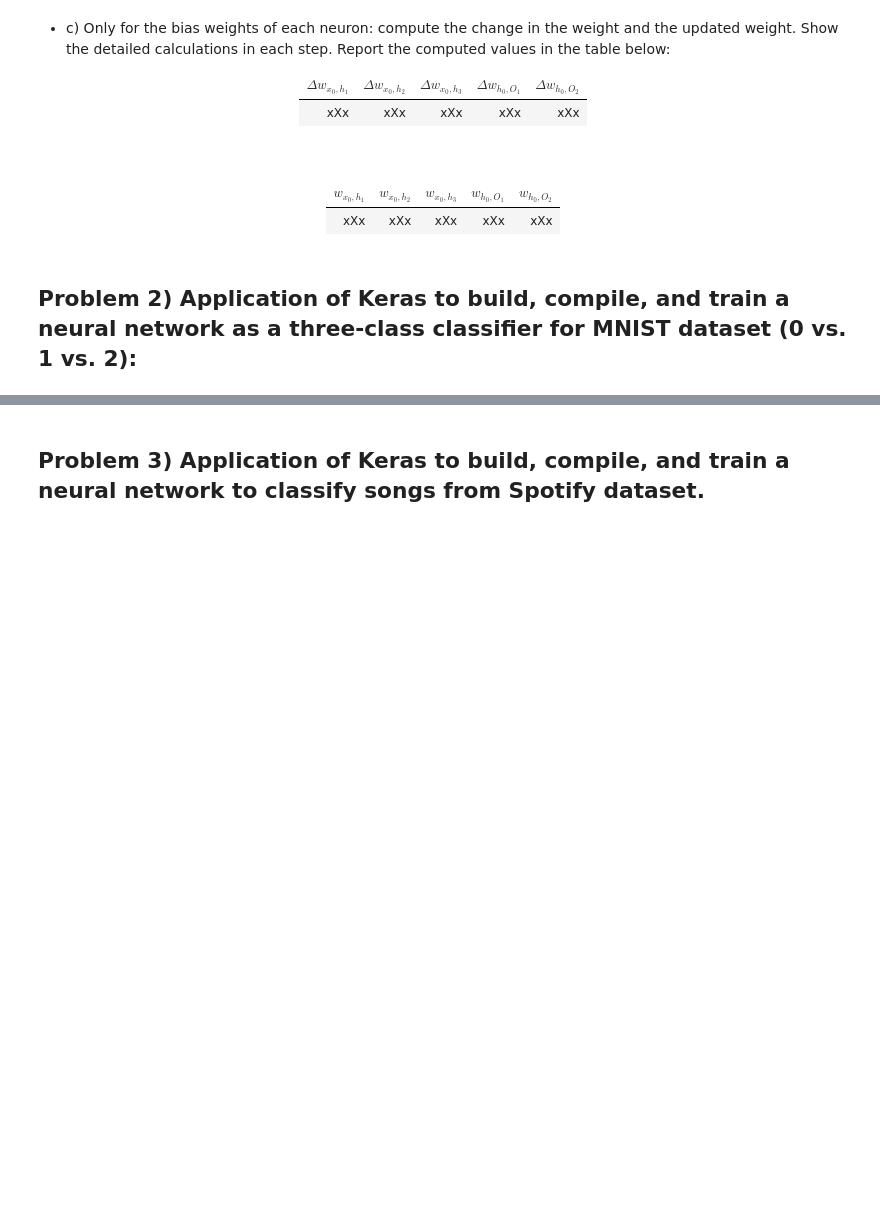
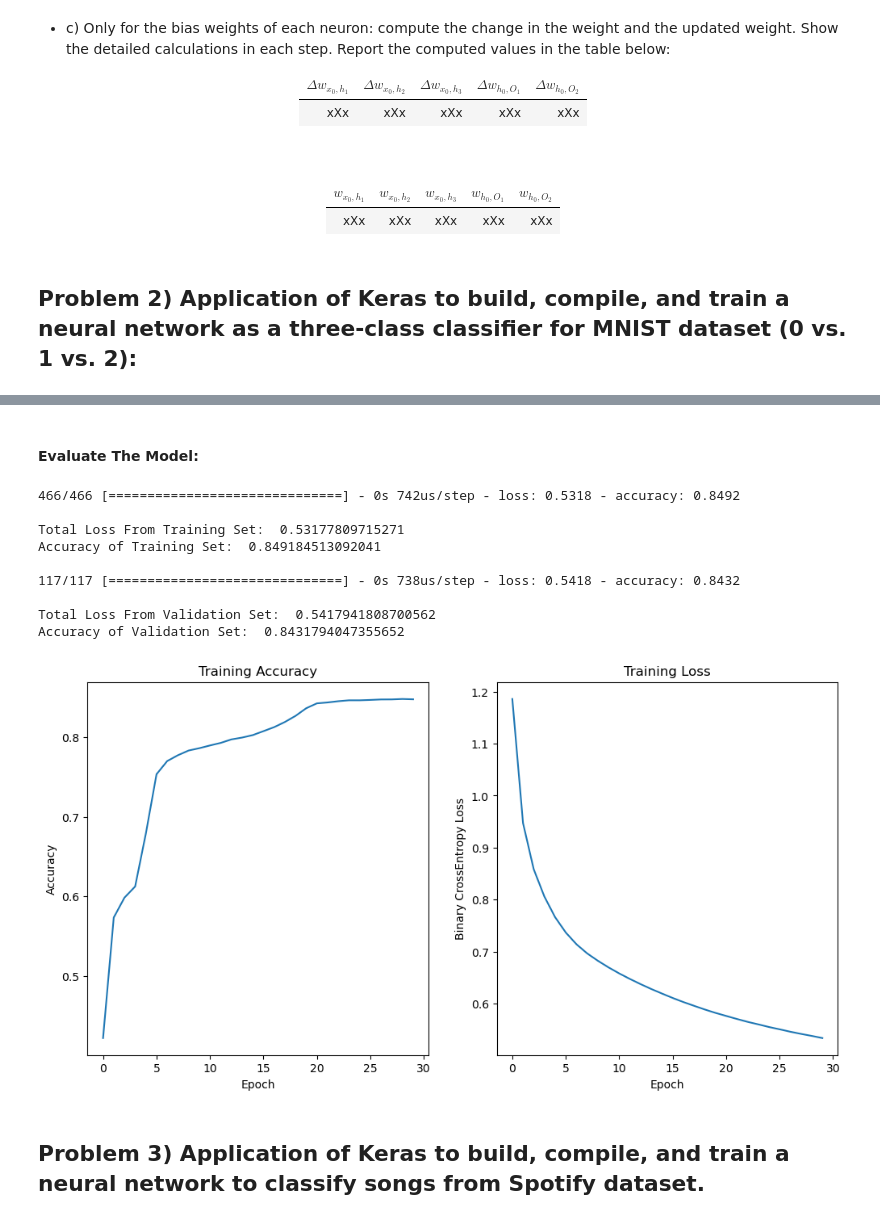
Before and after one commit to ADolbyB/deep-learning-python, a Jupyter notebook: Assignments/assignment5.ipynb, the cells around one changed output, grey strips where cells are left out. Drawn from its saved outputs; the diff is of its cells as text; code cells hidden in the pictures; blank space fills up the shorter version.

Commit message:
Prob 2D Part 1 Evaluated

```diff
--- a/Assignments/assignment5.ipynb
+++ b/Assignments/assignment5.ipynb
@@ -137,0 +372,4 @@ dispAnImage('../assets/HW5/HW5-1.png')
+# %%
+y_train_012_cat = to_categorical(y_train_012_rnd, len(classes))
+y_valid_012_cat = to_categorical(y_valid_012_rnd, len(classes))
+y_test_012_cat = to_categorical(y_test_012_rnd, len(classes))
@@ -137,0 +378,5 @@ dispAnImage('../assets/HW5/HW5-1.png')
+# %%
+model = Sequential()
+model.add(Dense(input_dim = 4, units = 16, activation = 'tanh')) # 4 Input Dimensions: 4 quadrants
+model.add(Dense(units = len(classes), activation = 'softmax')) # Output Layer
+model.summary()
@@ -137,0 +407,5 @@ dispAnImage('../assets/HW5/HW5-1.png')
+# %%
+opt = tf.keras.optimizers.SGD(learning_rate = 0.0001) # Stochastic Gradient Descent
+model.compile(loss='categorical_crossentropy', optimizer=opt, metrics=['accuracy'])
+
+history = model.fit(feature_train_012, y_train_012_cat, batch_size=16, epochs=30, verbose=1)
@@ -138,3 +430,28 @@ dispAnImage('../assets/HW5/HW5-1.png')
+# %% [markdown]
+#### Evaluate The Model:
+# %%
+scoreTrain = model.evaluate(feature_train_012, y_train_012_cat)
+print('\nTotal Loss From Training Set: ', scoreTrain[0])
+print('Accuracy of Training Set: ', scoreTrain[1], '\n')
+
+scoreValid = model.evaluate(feature_valid_012, y_valid_012_cat)
+print('\nTotal Loss From Validation Set: ', scoreValid[0])
+print('Accuracy of Validation Set: ', scoreValid[1], '\n')
+
+accuracyCurve = np.array(history.history['accuracy'])
+lossCurve = np.array(history.history['loss'])
+plotCurve(accuracyCurve, lossCurve)
+# %% [output]
+466/466 [==============================] - 0s 742us/step - loss: 0.5318 - accuracy: 0.8492
+
+Total Loss From Training Set:  0.53177809715271
+Accuracy of Training Set:  0.849184513092041
+
+117/117 [==============================] - 0s 738us/step - loss: 0.5418 - accuracy: 0.8432
+
+Total Loss From Validation Set:  0.5417941808700562
+Accuracy of Validation Set:  0.8431794047355652
+[figure, added]
 # %% [markdown]
 ## Problem 3) Application of Keras to build, compile, and train a neural network to classify songs from Spotify dataset.
 # %% [markdown]
```
Also changed, not shown: parts of 26 cells of this notebook.
